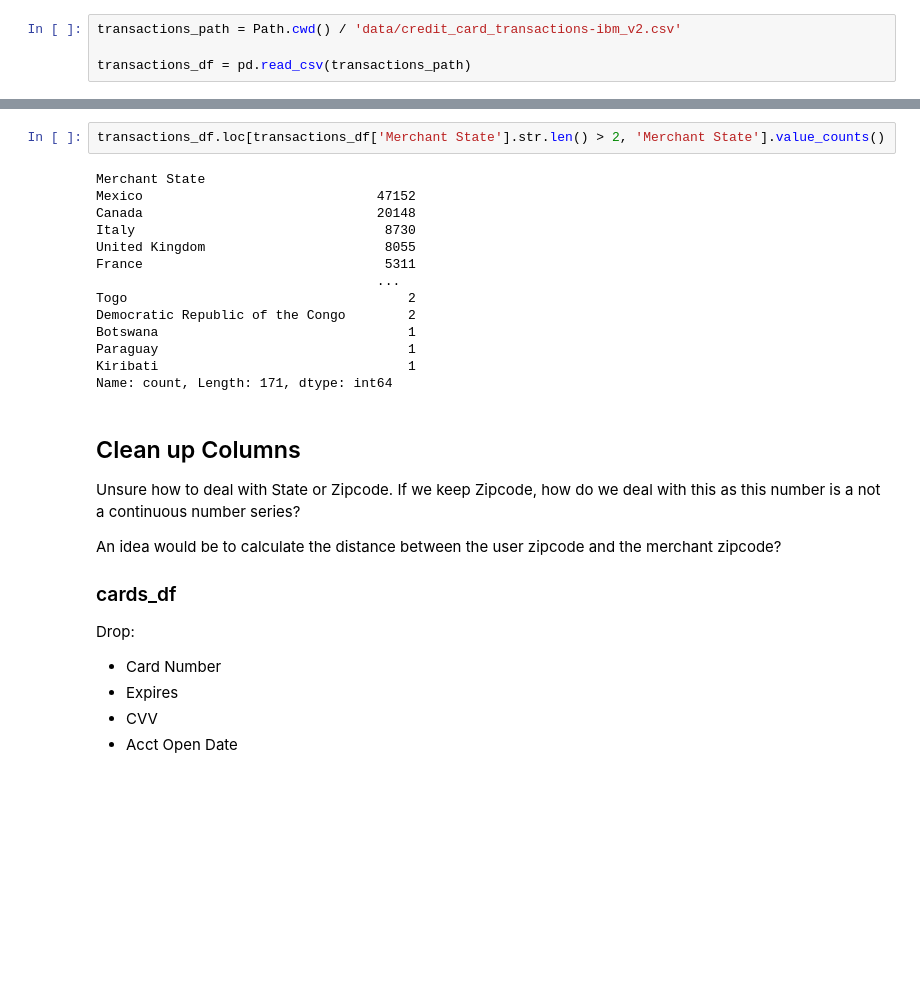
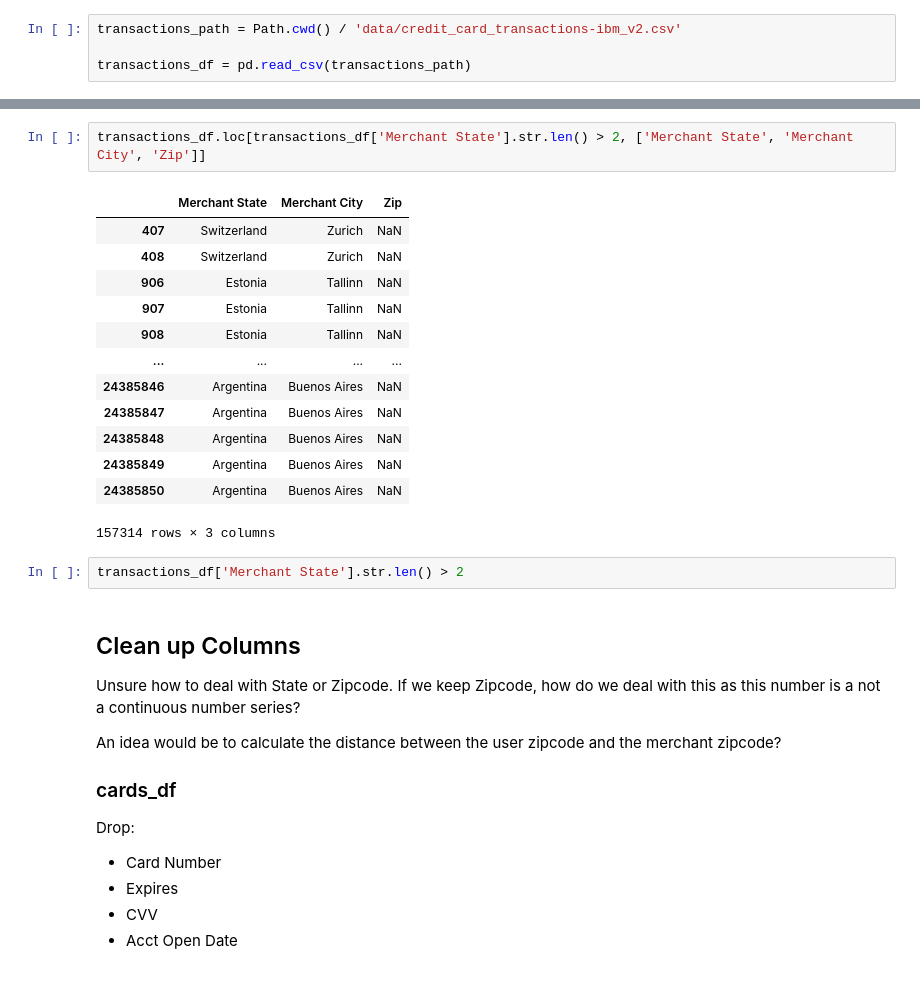
Before and after one commit to wrube/Project_4_Group_2, a Jupyter notebook: create_dataset_ben.ipynb, the cells around one changed output, grey strips where cells are left out. Drawn from its saved outputs; the diff is of its cells as text; blank space fills up the shorter version.

```diff
--- a/create_dataset_ben.ipynb
+++ b/create_dataset_ben.ipynb
@@ -47,19 +78,21 @@ Name: count, dtype: int64
 # %%
-transactions_df.loc[transactions_df['Merchant State'].str.len() > 2, 'Merchant State'].value_counts()
+transactions_df.loc[transactions_df['Merchant State'].str.len() > 2, ['Merchant State', 'Merchant City', 'Zip']]
 # %% [output]
+|  | Merchant State | Merchant City | Zip |
+| 407 | Switzerland | Zurich | NaN |
+| 408 | Switzerland | Zurich | NaN |
+| 906 | Estonia | Tallinn | NaN |
+| 907 | Estonia | Tallinn | NaN |
+| 908 | Estonia | Tallinn | NaN |
+| ... | ... | ... | ... |
+| 24385846 | Argentina | Buenos Aires | NaN |
+| 24385847 | Argentina | Buenos Aires | NaN |
+| 24385848 | Argentina | Buenos Aires | NaN |
+| 24385849 | Argentina | Buenos Aires | NaN |
+| 24385850 | Argentina | Buenos Aires | NaN |
-Merchant State
-Mexico                              47152
-Canada                              20148
-Italy                                8730
-United Kingdom                       8055
-France                               5311
-                                    ...
-Togo                                    2
-Democratic Republic of the Congo        2
-Botswana                                1
-Paraguay                                1
-Kiribati                                1
-Name: count, Length: 171, dtype: int64
+157314 rows × 3 columns
+# %%
+transactions_df['Merchant State'].str.len() > 2
 # %% [markdown]
 ## Clean up Columns
 
```
Also changed, not shown: parts of 6 cells of this notebook.
